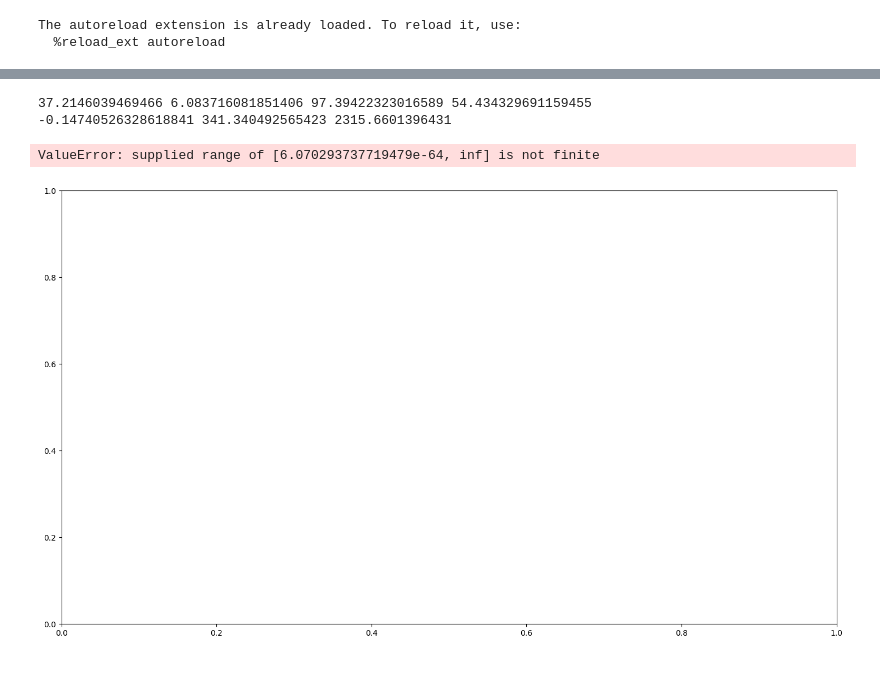
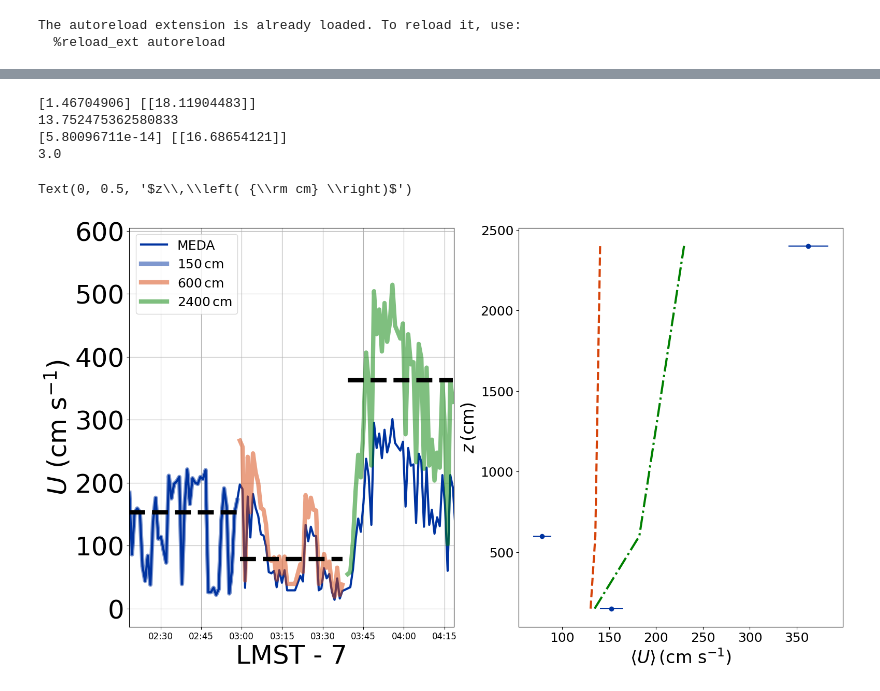
Before and after one commit to BoiseStatePlanetary/Measuring_Wind_with_Ingenuity, a Jupyter notebook: code/Fixing zstar and ustar uncertainties.ipynb, the cells around one changed output, grey strips where cells are left out. Drawn from its saved outputs; the diff is of its cells as text; code cells hidden in the pictures.

```diff
--- a/code/Fixing zstar and ustar uncertainties.ipynb
+++ b/code/Fixing zstar and ustar uncertainties.ipynb
@@ -15,10 +16,12 @@ The autoreload extension is already loaded. To reload it, use:
   %reload_ext autoreload
 # %%
 # WS_file = '/Users/brian/Documents/research/Active Projects/Measuring_Wind_with_Ingenuity/code/WE__0133___________DER_WS__________________P01.xml'
-which_sol = "0107"
+which_sol = "0241"
 path = '/Users/brian/Documents/research/Active Projects/Measuring_Wind_with_Ingenuity/code/MEDA_WS_Data/'
 WS_file = path + 'WE__%s___________DER_WS__________________P02.xml' % (which_sol)
 
-time, wind = retrieve_time_wind(WS_file, start_time=datetime(1900, 1, 1, 9, 0, 0), end_time=datetime(1900, 1, 1, 10, 0, 0))
+time, wind = retrieve_time_wind(WS_file, start_time=datetime(1900, 1, 1, 12, 0, 0),
+                                end_time=datetime(1900, 1, 1, 13, 0, 0))
+time, wind = retrieve_time_wind(WS_file)
 wind *= 100. # Convert to cm/s
 # %% [output]
@@ -28,10 +51,15 @@ Now processing a Table_Delimited structure: TABLE
 # %%
+def windspeed_difference(log_z, ustar):
+    return ustar/kappa*log_z
+
+def intercept_equation(log_z, log_zstar):
+    return log_z - log_zstar
+
 fig = plt.figure(figsize=(10*aspect_ratio, 10))
-ax = fig.add_subplot(111)
-# ax1 = fig.add_subplot(121)
-# ax2 = fig.add_subplot(122)
+ax1 = fig.add_subplot(121)
+ax2 = fig.add_subplot(122)
 
-saved_zstar = 10. # cm
+saved_zstar = 3. # cm
 t0 = np.min(time)
 ind = retrieve_relevant_times(time, t0, len(zs)*sample_time)
 saved_ustar = kappa*np.median(wind[ind])/np.log(zs[0]/saved_zstar)
@@ -41,6 +69,7 @@ t0 = np.min(time)
 averaged_windspeeds, std_windspeeds = sample_wind_profile(sample_time, t0, time, scaled_windspeeds, zs)
 ax1 = make_plot_of_original_and_scaled_windspeeds(time, wind, zs, sample_time, t0, scaled_windspeeds,
                                                   averaged_windspeeds, ax1)
+ax1.set_xlim([np.min(time), np.min(time) + timedelta(seconds=len(zs)*sampling_duration)])
 
 ### Fit synthetic wind profile ###
 
@@ -49,46 +78,66 @@ ax1 = make_plot_of_original_and_scaled_windspeeds(time, wind, zs, sample_time, t
 #     popt, unc, pcov = fit_wind_profile_and_drop_outliers(zs, averaged_windspeeds, std_windspeeds,
 #                                                          drop_outliers=False, num_sigma=5., rescale_unc=True,
 #                                                          consider_scaled_uncertainties=False)
 
 # ustar, zstar, sigma_ustar, sigma_zstar = collect_fit_values_and_unc(popt, unc, pcov)
 # print(ustar, zstar, sigma_ustar, sigma_zstar)
 # ax2 = make_plot_of_wind_data_and_profile(inlier_zs, inlier_averaged_windspeeds, inlier_std_windspeeds,
 #                                          outlier_zs, outlier_averaged_windspeeds, outlier_std_windspeeds,
 #                                          popt, unc, pcov, ax2)
 
-# ax2 = make_plot_of_wind_data_and_profile(inlier_zs, inlier_averaged_windspeeds, inlier_std_windspeeds,
-#                                          outlier_zs, outlier_averaged_windspeeds, outlier_std_windspeeds,
-#                                          popt, unc, pcov, ax2)
+# (z, ustar, zstar, kappa=0.4)
+delta_u = averaged_windspeeds - averaged_windspeeds[0]
+log_z = np.log(zs/zs[0])
+ustar, sigma_ustar_sq = curve_fit(windspeed_difference, log_z, delta_u, sigma=std_windspeeds)
+sigma_ustar = np.sqrt(sigma_ustar_sq)
+print(ustar, sigma_ustar)
+print(saved_ustar)
 
+scaled_u = kappa*averaged_windspeeds/ustar
+log_z = np.log(zs/np.min(zs))
+log_zstar, log_sigma_zstar_sq = curve_fit(intercept_equation, log_z, scaled_u, sigma=kappa*std_windspeeds/ustar)
+log_sigma_zstar = np.sqrt(log_sigma_zstar_sq)
+zstar = np.min(zs)*np.exp(log_zstar)
+print(zstar, log_sigma_zstar)
+print(saved_zstar)
+
+ax2.errorbar(averaged_windspeeds, zs, xerr=std_windspeeds, ls='', marker='o', color=BoiseState_blue)
+ax2.plot(wind_profile(zs, ustar, zstar), zs, color=BoiseState_orange, lw=3, ls='--')
+ax2.plot(wind_profile(zs, saved_ustar, saved_zstar), zs, color='green', lw=3, ls='-.')
+ax2.tick_params(labelsize=18)
+ax2.set_xlabel(r'$\langle U \rangle\,\left( {\rm cm\ s^{-1} }\right)$', fontsize=24)
+ax2.set_ylabel(r'$z\,\left( {\rm cm} \right)$', fontsize=24)
 
 # Check uncertainties
-num_points = 1000
-slope_dist = popt[0] + normal(size=num_points, scale=unc[0])
-intercept_dist = popt[1] + normal(size=num_points, scale=unc[1])
+# num_points = 1000
+# slope_dist = popt[0] + normal(size=num_points, scale=unc[0])
+# intercept_dist = popt[1] + normal(size=num_points, scale=unc[1])
 
-ustar_dist = calc_ustar_from_slope(slope_dist)
-zstar_dist = calc_zstar_from_slope_and_intercept(np.min(zs), slope_dist, intercept_dist)
+# ustar_dist = calc_ustar_from_slope(slope_dist)
+# zstar_dist = calc_zstar_from_slope_and_intercept(np.min(zs), slope_dist, intercept_dist)
 
-ind = np.argmax(zstar_dist)
-print(slope_dist[ind], intercept_dist[ind], -intercept_dist[ind]/slope_dist[ind])
+# ind = np.argmax(zstar_dist)
+# print(slope_dist[ind], intercept_dist[ind], -intercept_dist[ind]/slope_dist[ind])
 
 # ax.hist(ustar_dist, bins='auto')
 # ax.axvline(ustar, color=BoiseState_orange)
 
-ax.hist(zstar_dist, bins='auto')
-ax.axvline(zstar, color=BoiseState_orange)
+# ax.hist(zstar_dist, bins='auto')
+# ax.axvline(zstar, color=BoiseState_orange)
 
 # ax2.plot(wind_profile(zs, saved_ustar, saved_zstar), zs)
 
 # ax2.text(0.05, 0.725, r'Correct $u_\star = %.0f\, {\rm cm\ s^{-1}}$' % (saved_ustar),
 #          fontsize=28, transform=ax2.transAxes)
 # ax2.text(0.05, 0.675, r'Correct $z_\star = %.0f\, {\rm cm}$' % (saved_zstar),
 #          fontsize=28, transform=ax2.transAxes)
 
 # ax1.set_xlim([np.min(time), np.min(time) + timedelta(seconds=len(zs)*sampling_duration)])
 # fig.savefig("Synthetic_Mars_Wind_Profile_Sol133.jpg", dpi=300, bbox_inches="tight")
 # %% [output]
-37.2146039469466 6.083716081851406 97.39422323016589 54.434329691159455
--0.14740526328618841 341.340492565423 2315.6601396431
+[1.46704906] [[18.11904483]]
+13.752475362580833
+[5.80096711e-14] [[16.68654121]]
+3.0
-ValueError: supplied range of [6.070293737719479e-64, inf] is not finite
+Text(0, 0.5, '$z\\,\\left( {\\rm cm} \\right)$')
-[figure, old version]
+[figure, new version]
```
Also changed, not shown: parts of 3 cells of this notebook.
